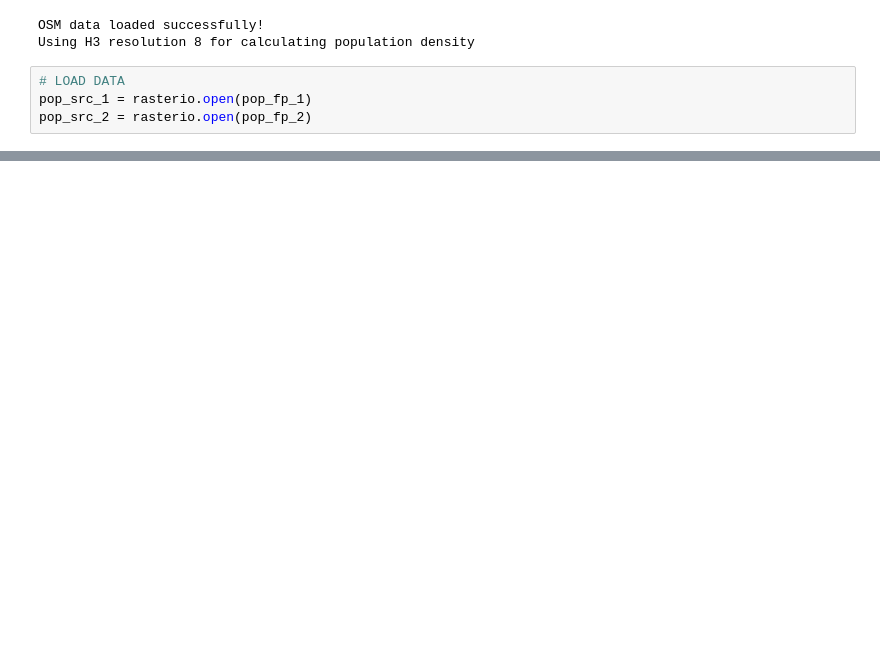
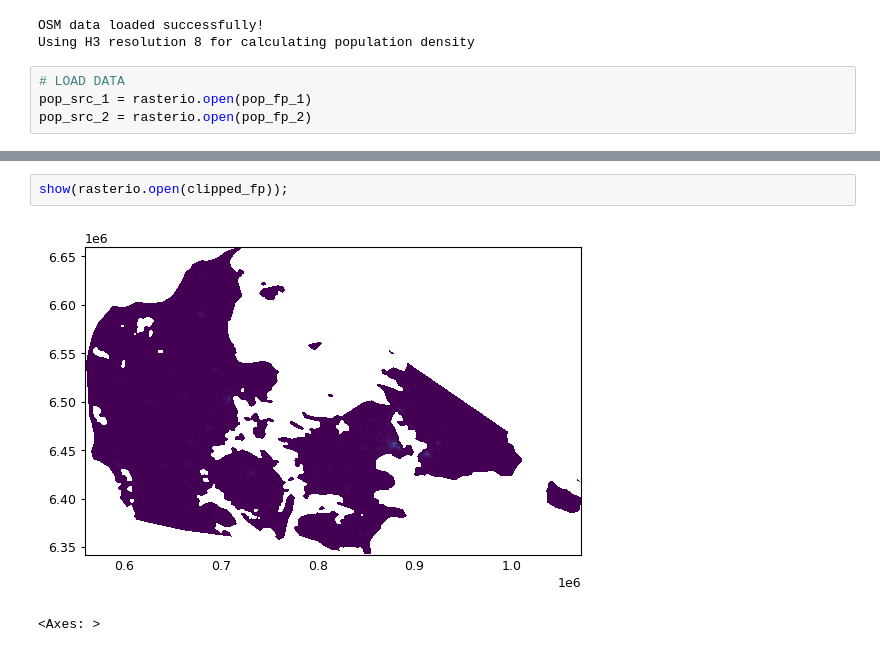
Before and after one commit to anerv/bikedna_analysis, a Jupyter notebook: scripts/pop_grid.ipynb, the cells around one changed output, grey strips where cells are left out. Saved outputs shown, nothing was run; the diff lists cells and outputs as text; blank space fills up the shorter version.

```diff
--- a/scripts/pop_grid.ipynb
+++ b/scripts/pop_grid.ipynb
@@ -271,0 +96,5 @@ h3_gdf.to_crs(crs, inplace=True)
+# %%
+show(rasterio.open(clipped_fp));
+# %% [output]
+[figure, added]
+<Axes: >
```
Also changed, not shown: parts of 17 cells of this notebook.
